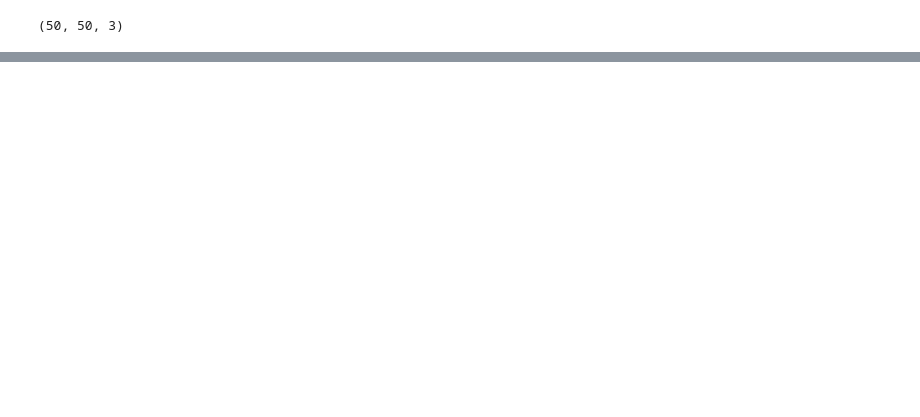
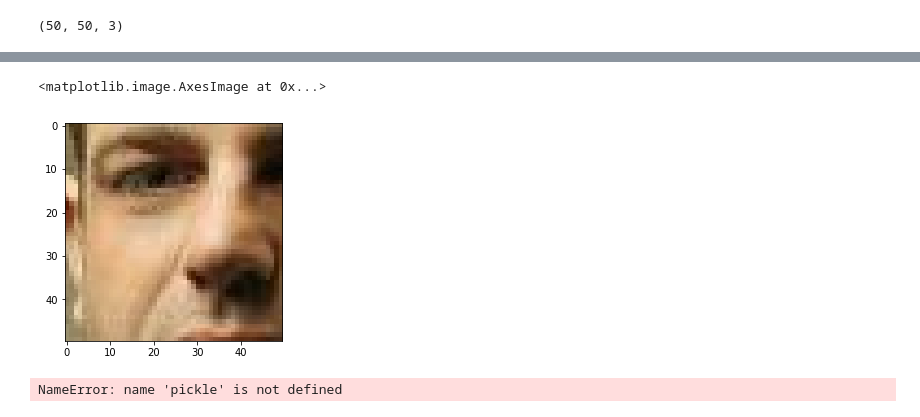
Before and after one commit to goddoe/super-resolution, a Jupyter notebook: src/super_resolution.ipynb, the cells around one changed output, grey strips where cells are left out. Saved outputs shown, nothing was run; the diff lists cells and outputs as text; code cells hidden in the pictures; blank space fills up the shorter version.

```diff
--- a/src/super_resolution.ipynb
+++ b/src/super_resolution.ipynb
@@ -486 +486,6 @@ for patch in patch_list :
 ... (8 outputs left out)
+# %%
+plt.imshow(patch_list[9])
+# %% [output]
+<matplotlib.image.AxesImage at 0x...>
+[figure, added]
@@ -486,0 +494,12 @@ for patch in patch_list :
+# %%
+meta = {
+    "mean_img": mean_img,
+    "std_img": std_img,
+    "shape": (50,50,3),
+    "min_loss": 251.1
+}
+meta_path = "./model/meta_data.pickle"
+with open(meta_path, "wb") as f:
+    pickle.dump(meta, f)
+# %% [output]
+NameError: name 'pickle' is not defined
```
Also changed, not shown: parts of 6 cells of this notebook, 19 other files.
